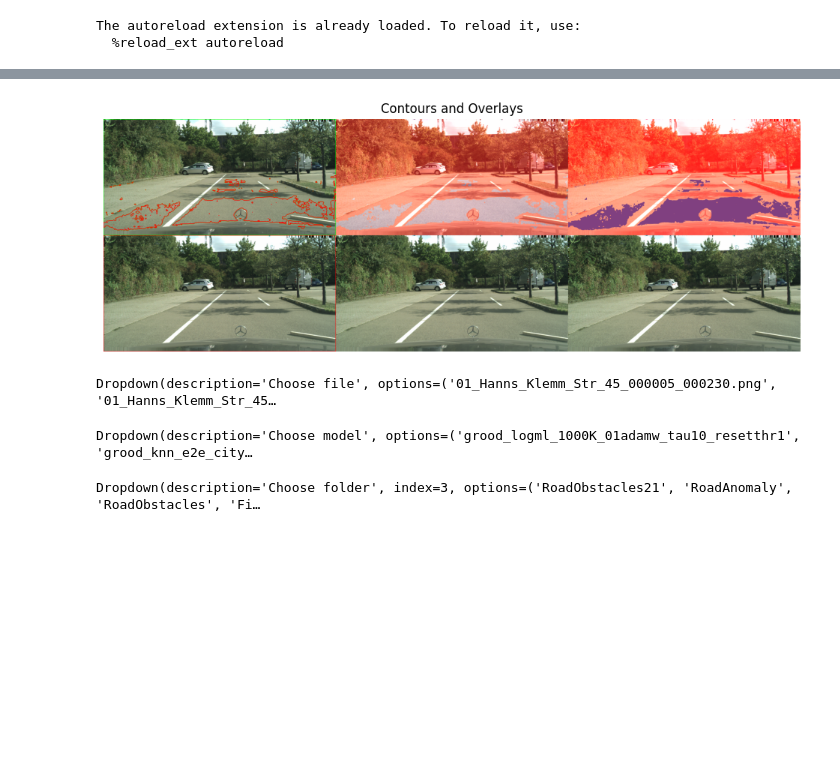
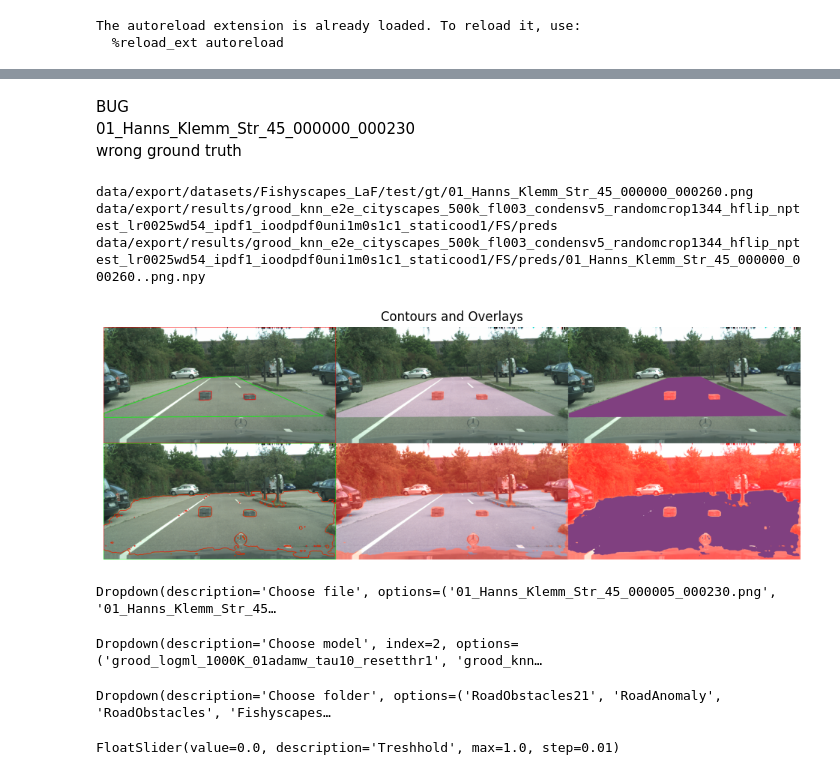
Before and after one commit to VitekKvitek/widgets-CVUT, a Jupyter notebook: image_vizualization.ipynb, the cells around one changed output, grey strips where cells are left out. Cells and saved outputs as stored; diff of their text form; code cells hidden in the pictures; blank space fills up the shorter version.

Commit message:
added slider

```diff
--- a/image_vizualization.ipynb
+++ b/image_vizualization.ipynb
@@ -85,26 +47,16 @@ plt.show()
 [figure]
 # %%
 def show_image(original_image, original_gt, fig_size = (12,8)):
-    global use_dataset
 
-    use_dataset = False
-    original_image, original_gt = load_images(selected_file, use_dataset, selected_folder)
-    contoured_image = plot.drawContours(original_image, original_gt, use_dataset)
-    overlay_50 = plot.drawOverlay(0.5, original_image, original_gt, use_dataset)
-    overlay_100 = plot.drawOverlay(1, original_image, original_gt, use_dataset)
+    def process_images(use_dataset):
+        original_image, original_gt = plot.load_images(selected_file, use_dataset, selected_folder, selected_model)
+        contoured_image = plot.drawContours(original_image, original_gt, use_dataset)
+        overlay_50 = plot.drawOverlay(0.5, original_image, original_gt, use_dataset)
+        overlay_100 = plot.drawOverlay(1, original_image, original_gt, use_dataset)
+        return np.concatenate((contoured_image, overlay_50, overlay_100), axis=1)
 
-    # Concatenate images horizontally (axis=1) or vertically (axis=0)
-    first_row = np.concatenate((contoured_image, overlay_50, overlay_100), axis=1)
-
-
-    use_dataset = True
-    original_image, original_gt = load_images(selected_file, use_dataset, selected_folder)
-
-    contoured_image = plot.drawContours(original_image, original_gt, use_dataset)
-    overlay_50 = plot.drawOverlay(0.5, original_image, original_gt, use_dataset)
-    overlay_100 = plot.drawOverlay(1, original_image, original_gt, use_dataset)
-
-    second_row = np.concatenate((contoured_image, overlay_50, overlay_100), axis=1)
+    first_row = process_images(True)
+    second_row = process_images(False)
 
     # Stack the two rows vertically
     combined_image = np.concatenate((first_row, second_row), axis=0)
@@ -116,7 +68,7 @@ def show_image(original_image, original_gt, fig_size = (12,8)):
     plt.title('Contours and Overlays')
     plt.show()
 
-    display(image_selector_widget, model_selector_widget, folder_selector_widget)
+    display(image_selector_widget, model_selector_widget, folder_selector_widget, slider)
 # %%
 def on_folder_selected(change):
     global selected_folder
@@ -125,6 +77,16 @@ def on_folder_selected(change):
 
     # Update the image selector options based on the selected folder
     image_selector_widget.options = plot.get_all_files(f'data/export/datasets/{selected_folder}/test/imgs/')
+# %%
+def on_model_selected(change):
+    global selected_model
+    selected_model = change['new']
+    print(f"Selected model: {change['new']}")
+    clear_output(wait=True)
+    show_image(original_image, original_gt)
+
+
+    #image_selector_widget.options = plot.get_all_files(f'data/export/datasets/{selected_folder}/test/imgs/')
 # %%
 def on_file_selected(change):
     global selected_file
@@ -132,35 +94,45 @@ def on_file_selected(change):
     print(f"Selected file: {selected_file}")
 
     # Call your function with the selected file name here
-    original_image,original_gt = load_images(selected_file, use_dataset, selected_folder)
+    original_image,original_gt = plot.load_images(selected_file, use_dataset, selected_folder, selected_model)
     clear_output(wait=True)  # Clear the previous output
     show_image(original_image, original_gt)
+# %% [markdown]
+BUG
+01_Hanns_Klemm_Str_45_000000_000230
+wrong ground truth
 # %%
 folder_selector_widget = widgets.Dropdown(
     options=plot.get_all_folders('data/export/datasets/'),  # Call the folder-only function
     description='Choose folder',
     disabled=False,
 )
 folder_selector_widget.observe(on_folder_selected, names='value')
 
 image_selector_widget = widgets.Dropdown(
     options=plot.get_all_files('data/export/datasets/' + selected_folder + '/test/imgs/'),
     description='Choose file',
     disabled=False,
 )
 image_selector_widget.observe(on_file_selected, names='value')
 
 model_selector_widget = widgets.Dropdown(
     options=plot.get_all_folders('data/export/results/'),
     description='Choose model',
     disabled=False,
 )
-model_selector_widget.observe(on_file_selected, names='value')
+model_selector_widget.observe(on_model_selected, names='value')
+
+slider = widgets.FloatSlider(value=0.9 // 4, min=0, max=1, step=0.01, description='Treshhold')
 
 
 show_image(original_image, original_gt)
 # %% [output]
+data/export/datasets/Fishyscapes_LaF/test/gt/01_Hanns_Klemm_Str_45_000000_000260.png
+data/export/results/grood_knn_e2e_cityscapes_500k_fl003_condensv5_randomcrop1344_hflip_nptest_lr0025wd54_ipdf1_ioodpdf0uni1m0s1c1_staticood1/FS/preds
+data/export/results/grood_knn_e2e_cityscapes_500k_fl003_condensv5_randomcrop1344_hflip_nptest_lr0025wd54_ipdf1_ioodpdf0uni1m0s1c1_staticood1/FS/preds/01_Hanns_Klemm_Str_45_000000_000260..png.npy
-[figure, old version]
+[figure, new version]
-Dropdown(description='Choose file', options=('01_Hanns_Klemm_Str_45_000005_000230.png', '01_Hanns_Klemm_Str_45…
-Dropdown(description='Choose model', options=('grood_logml_1000K_01adamw_tau10_resetthr1', 'grood_knn_e2e_city…
+Dropdown(description='Choose file', options=('01_Hanns_Klemm_Str_45_000005_000230.png', '01_Hanns_Klemm_Str_45…
-Dropdown(description='Choose folder', index=3, options=('RoadObstacles21', 'RoadAnomaly', 'RoadObstacles', 'Fi…
+Dropdown(description='Choose model', index=2, options=('grood_logml_1000K_01adamw_tau10_resetthr1', 'grood_knn…
+Dropdown(description='Choose folder', options=('RoadObstacles21', 'RoadAnomaly', 'RoadObstacles', 'Fishyscapes…
+FloatSlider(value=0.0, description='Treshhold', max=1.0, step=0.01)
```
Also changed, not shown: parts of 4 cells of this notebook, 1 other file.
